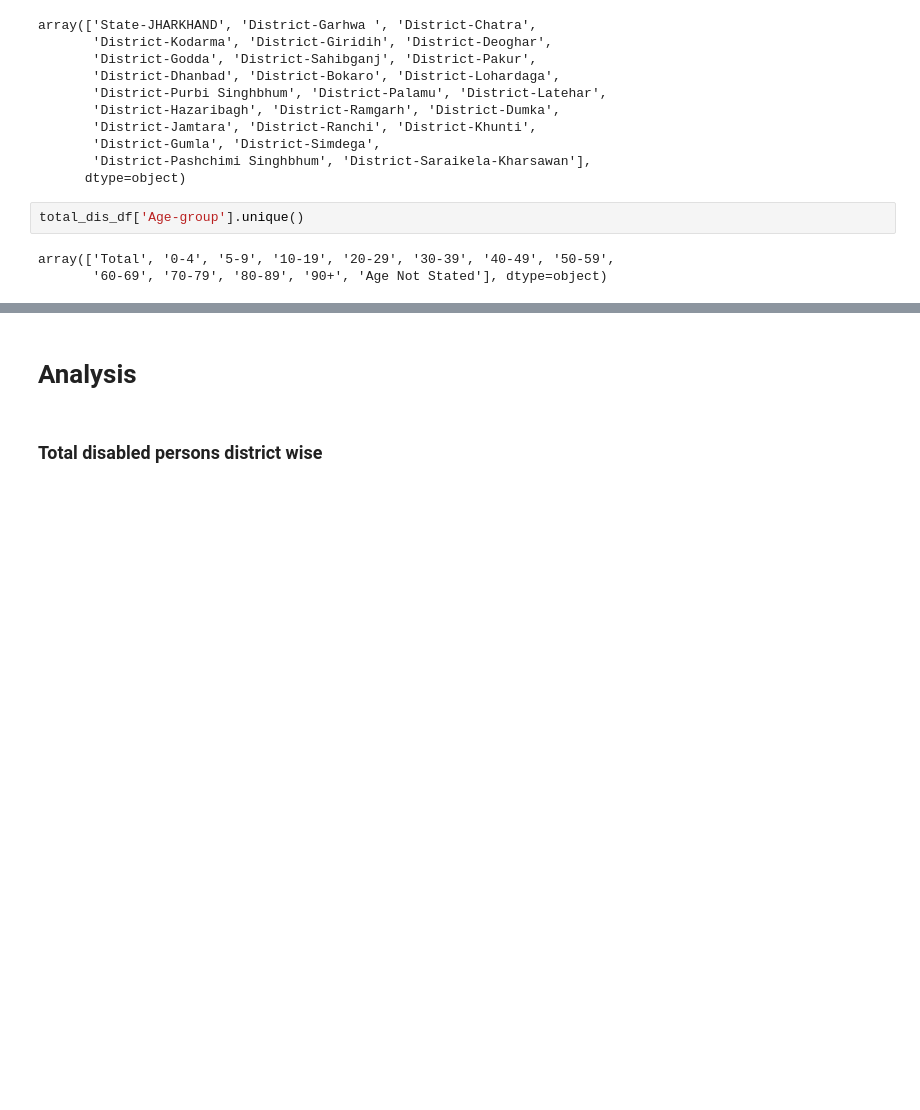
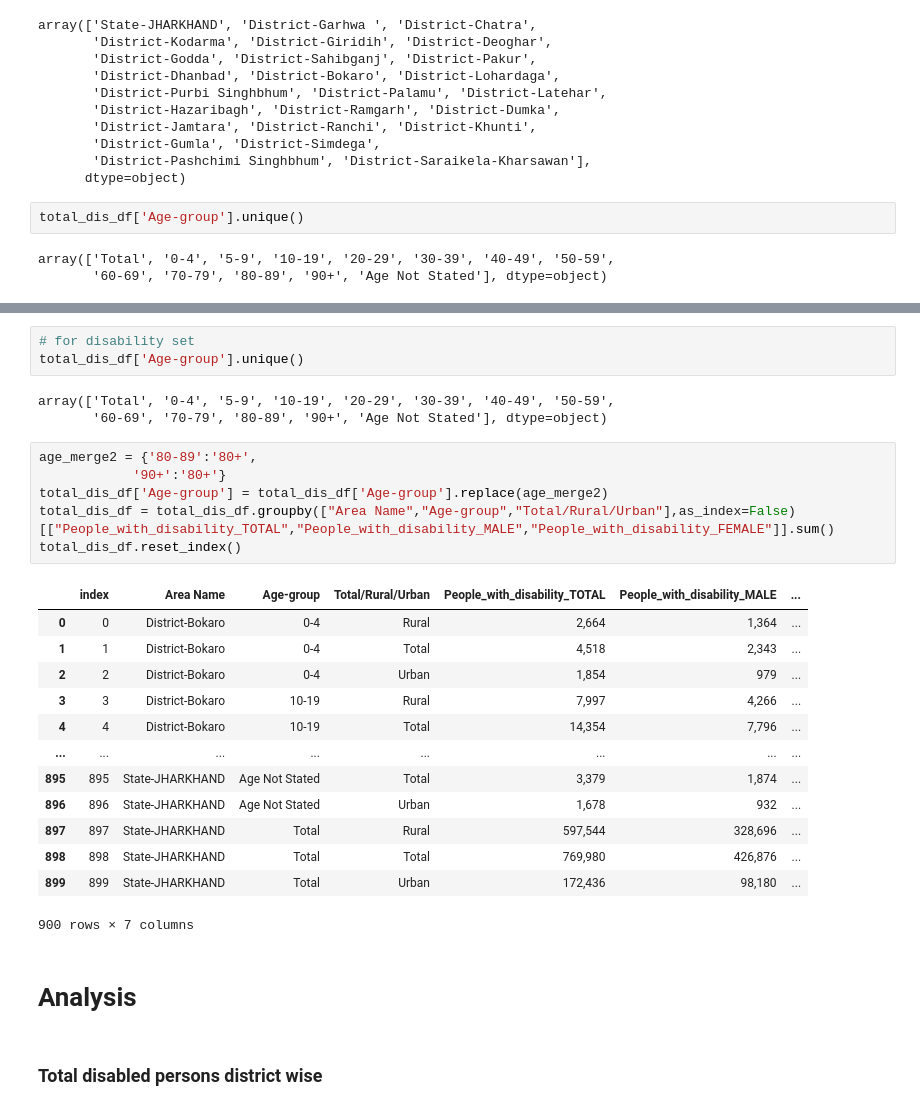
Before and after one commit to abhi-ram-M/jharkand-nuclear-radiation, a Jupyter notebook: main__.ipynb, the cells around one changed output, grey strips where cells are left out. Cells and saved outputs as stored; diff of their text form; blank space fills up the shorter version.

```diff
--- a/main__.ipynb
+++ b/main__.ipynb
@@ -291,3 +383,29 @@ array(['Total', '0-4', '5-9', '10-19', '20-29', '30-39', '40-49', '50-59',
+# %%
+# for disability set
+total_dis_df['Age-group'].unique()
+# %% [output]
+array(['Total', '0-4', '5-9', '10-19', '20-29', '30-39', '40-49', '50-59',
+       '60-69', '70-79', '80-89', '90+', 'Age Not Stated'], dtype=object)
+# %%
+age_merge2 = {'80-89':'80+',
+            '90+':'80+'}
+total_dis_df['Age-group'] = total_dis_df['Age-group'].replace(age_merge2)
+total_dis_df = total_dis_df.groupby(["Area Name","Age-group","Total/Rural/Urban"],as_index=False)[["People_with_disability_TOTAL","People_with_disability_MALE","People_with_disability_FEMALE"]].sum()
+total_dis_df.reset_index()
+# %% [output]
+|  | index | Area Name | Age-group | Total/Rural/Urban | People_with_disability_TOTAL | People_with_disability_MALE | ... |
+| 0 | 0 | District-Bokaro | 0-4 | Rural | 2,664 | 1,364 | ... |
+| 1 | 1 | District-Bokaro | 0-4 | Total | 4,518 | 2,343 | ... |
+| 2 | 2 | District-Bokaro | 0-4 | Urban | 1,854 | 979 | ... |
+| 3 | 3 | District-Bokaro | 10-19 | Rural | 7,997 | 4,266 | ... |
+| 4 | 4 | District-Bokaro | 10-19 | Total | 14,354 | 7,796 | ... |
+| ... | ... | ... | ... | ... | ... | ... | ... |
+| 895 | 895 | State-JHARKHAND | Age Not Stated | Total | 3,379 | 1,874 | ... |
+| 896 | 896 | State-JHARKHAND | Age Not Stated | Urban | 1,678 | 932 | ... |
+| 897 | 897 | State-JHARKHAND | Total | Rural | 597,544 | 328,696 | ... |
+| 898 | 898 | State-JHARKHAND | Total | Total | 769,980 | 426,876 | ... |
+| 899 | 899 | State-JHARKHAND | Total | Urban | 172,436 | 98,180 | ... |
+900 rows × 7 columns
 # %% [markdown]
 # Analysis
 # %% [markdown]
```
Also changed, not shown: parts of 14 cells of this notebook.
